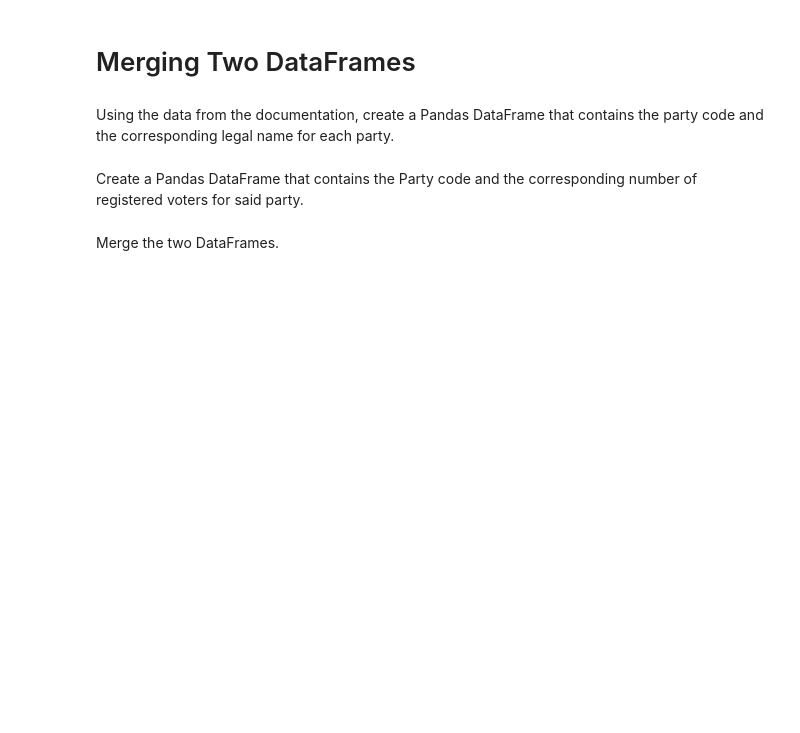
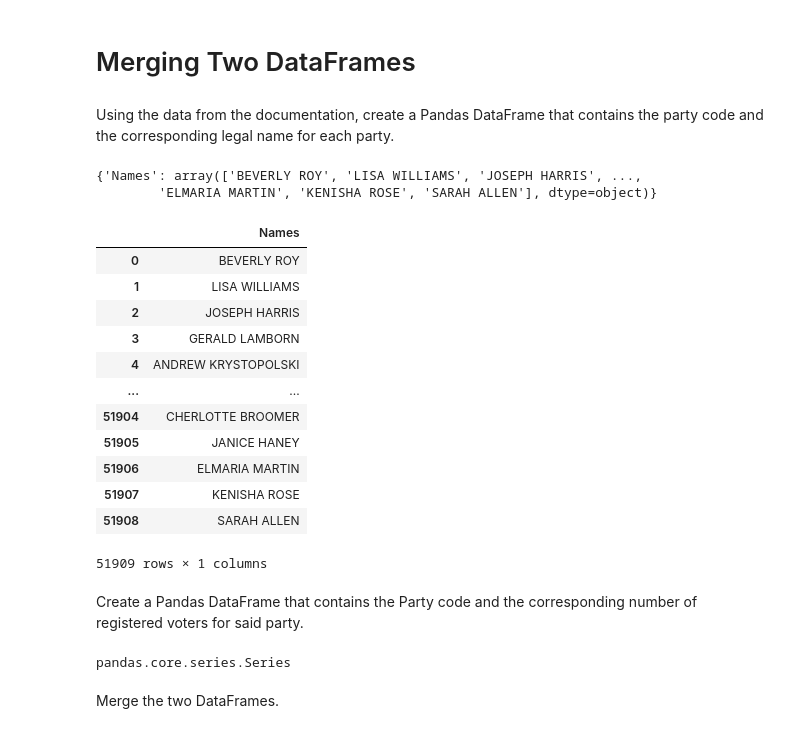
Before and after one commit to imirransom/DataEngineering.Labs.RegisteredVotersFileWilmingtonDE, a Jupyter notebook: data/wilmington_de_registered_voters.ipynb, the cells around one changed output. Saved outputs shown, nothing was run; the diff lists cells and outputs as text; code cells hidden in the pictures; blank space fills up the shorter version.

Commit message:
made a dataframe with the combined values from to columns from the existing dataframe

```diff
--- a/data/wilmington_de_registered_voters.ipynb
+++ b/data/wilmington_de_registered_voters.ipynb
@@ -283,2 +281,11 @@ Using the data from the documentation, create a Pandas DataFrame that contains t
+# %%
+# Concatenating/Combing the values from the columns of 'FIRST-NAME' and 'LAST-NAME' from the dataframe
+whole_names = df['FIRST-NAME'].values + " " + df['LAST-NAME'].values
+# %%
+legal_names = {'Names': whole_names}
+legal_names
+# %% [output]
+{'Names': array(['BEVERLY ROY', 'LISA WILLIAMS', 'JOSEPH HARRIS', ...,
+        'ELMARIA MARTIN', 'KENISHA ROSE', 'SARAH ALLEN'], dtype=object)}
 # %%
-# df_legal_names = pd.DataFrame(legal_names)
+df_legal_names = pd.DataFrame(legal_names)
@@ -287,7 +292,29 @@ Using the data from the documentation, create a Pandas DataFrame that contains t
+# %%
+df_legal_names
+# %% [output]
+|  | Names |
+| 0 | BEVERLY ROY |
+| 1 | LISA WILLIAMS |
+| 2 | JOSEPH HARRIS |
+| 3 | GERALD LAMBORN |
+| 4 | ANDREW KRYSTOPOLSKI |
+| ... | ... |
+| 51904 | CHERLOTTE BROOMER |
+| 51905 | JANICE HANEY |
+| 51906 | ELMARIA MARTIN |
+| 51907 | KENISHA ROSE |
+| 51908 | SARAH ALLEN |
+51909 rows × 1 columns
 # %% [markdown]
 Create a Pandas DataFrame that contains the Party code and the corresponding number of registered voters for said party.
 # %%
 # Create DataFrame df_party_counts here
+# %%
+# Create DataFrame df_party_counts here
+df_party_counts = df['PARTY']
+type(df_party_counts)
+# %% [output]
+pandas.core.series.Series
 # %%
 # df_party_counts
 # %% [markdown]
```
Also changed, not shown: parts of 3 cells of this notebook, 1 other file.
